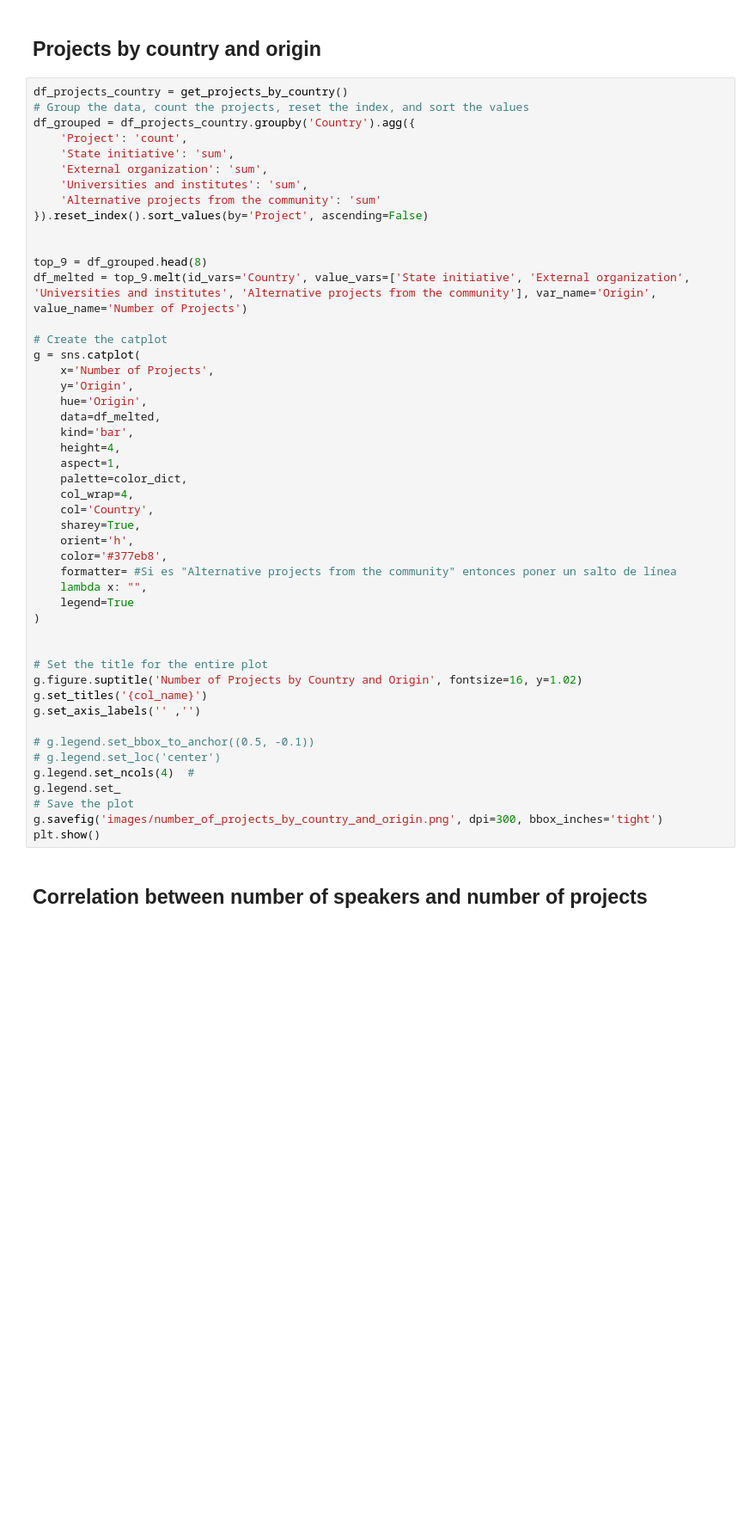
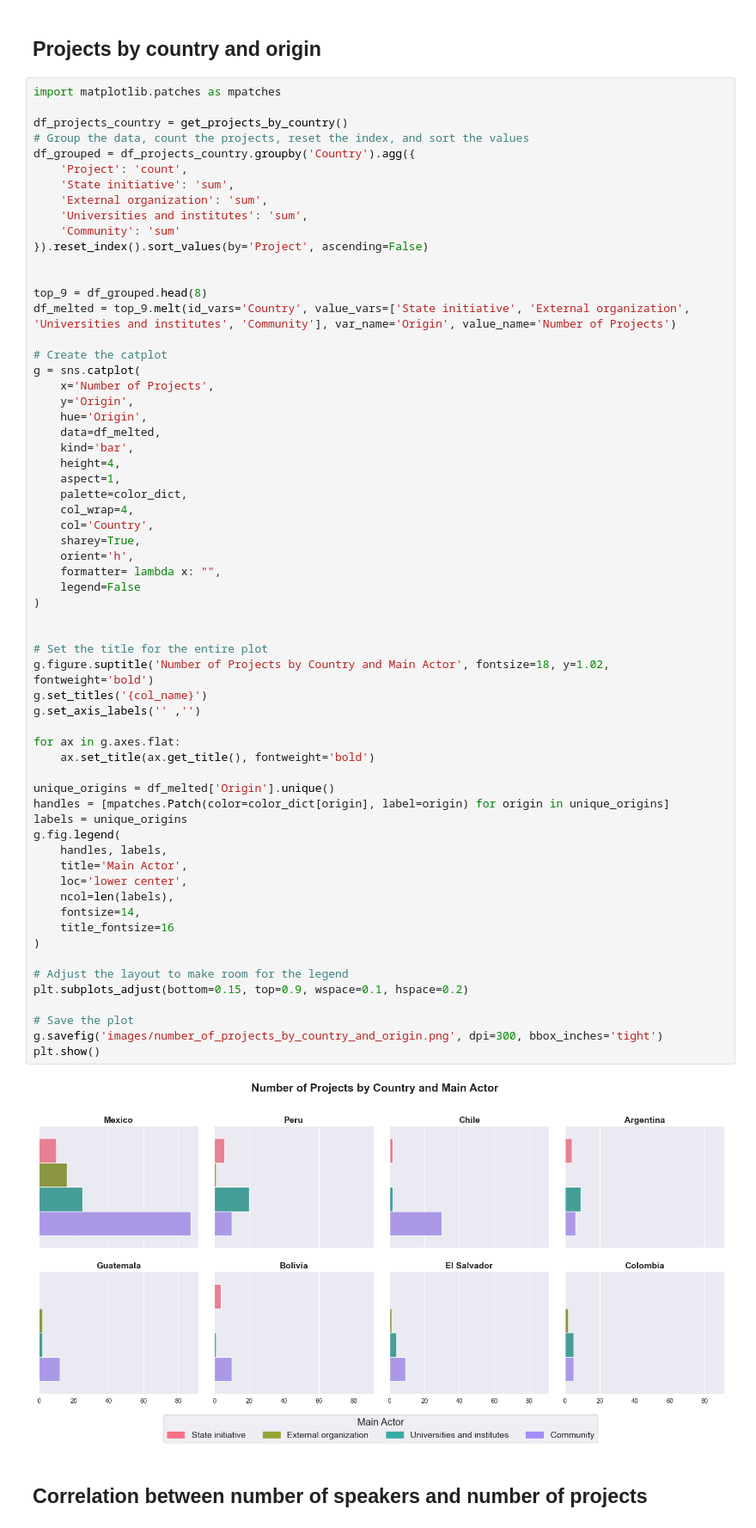
Before and after one commit to Instituto-Pulso-PUCP/revitalizacion-linguistica-latam, a Jupyter notebook: Visualizacion.ipynb, the cells around one changed output. Shown at 86% size. Cells and saved outputs as stored; diff of their text form; blank space fills up the shorter version.

```diff
--- a/Visualizacion.ipynb
+++ b/Visualizacion.ipynb
@@ -132,6 +147,8 @@ plt.show()
 # %% [markdown]
 ## Projects by country and origin
 # %%
+import matplotlib.patches as mpatches
+
 df_projects_country = get_projects_by_country()
 # Group the data, count the projects, reset the index, and sort the values
 df_grouped = df_projects_country.groupby('Country').agg({
@@ -139,46 +156,60 @@ df_grouped = df_projects_country.groupby('Country').agg({
     'State initiative': 'sum',
     'External organization': 'sum',
     'Universities and institutes': 'sum',
-    'Alternative projects from the community': 'sum'
+    'Community': 'sum'
 }).reset_index().sort_values(by='Project', ascending=False)
 
 
 top_9 = df_grouped.head(8)
-df_melted = top_9.melt(id_vars='Country', value_vars=['State initiative', 'External organization', 'Universities and institutes', 'Alternative projects from the community'], var_name='Origin', value_name='Number of Projects')
+df_melted = top_9.melt(id_vars='Country', value_vars=['State initiative', 'External organization', 'Universities and institutes', 'Community'], var_name='Origin', value_name='Number of Projects')
 
 # Create the catplot
 g = sns.catplot(
     x='Number of Projects',
     y='Origin',
     hue='Origin',
     data=df_melted,
     kind='bar',
     height=4,
     aspect=1,
     palette=color_dict,
     col_wrap=4,
     col='Country',
     sharey=True,
     orient='h',
-    color='#377eb8',
-    formatter= #Si es "Alternative projects from the community" entonces poner un salto de línea
-    lambda x: "",
-    legend=True
+    formatter= lambda x: "",
+    legend=False
 )
 
 
 # Set the title for the entire plot
-g.figure.suptitle('Number of Projects by Country and Origin', fontsize=16, y=1.02)
+g.figure.suptitle('Number of Projects by Country and Main Actor', fontsize=18, y=1.02, fontweight='bold')
 g.set_titles('{col_name}')
 g.set_axis_labels('' ,'')
 
-# g.legend.set_bbox_to_anchor((0.5, -0.1))
-# g.legend.set_loc('center')
-g.legend.set_ncols(4)  #
-g.legend.set_
+for ax in g.axes.flat:
+    ax.set_title(ax.get_title(), fontweight='bold')
+
+unique_origins = df_melted['Origin'].unique()
+handles = [mpatches.Patch(color=color_dict[origin], label=origin) for origin in unique_origins]
+labels = unique_origins
+g.fig.legend(
+    handles, labels,
+    title='Main Actor',
+    loc='lower center',
+    ncol=len(labels),
+    fontsize=14,
+    title_fontsize=16
+)
+
+# Adjust the layout to make room for the legend
+plt.subplots_adjust(bottom=0.15, top=0.9, wspace=0.1, hspace=0.2)
+
 # Save the plot
 g.savefig('images/number_of_projects_by_country_and_origin.png', dpi=300, bbox_inches='tight')
 plt.show()
+# %% [output]
+[figure, added]
 # %% [markdown]
 ## Correlation between number of speakers and number of projects
 # %%
```
Also changed, not shown: parts of 14 cells of this notebook, 3 other files.
